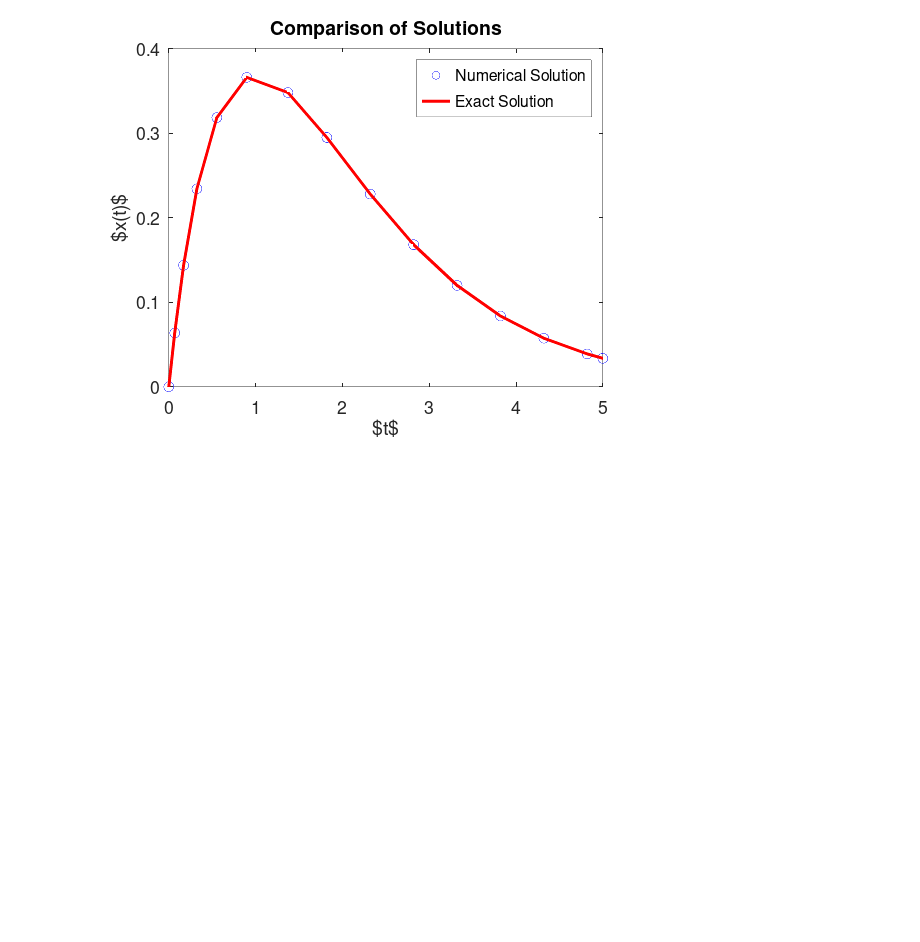
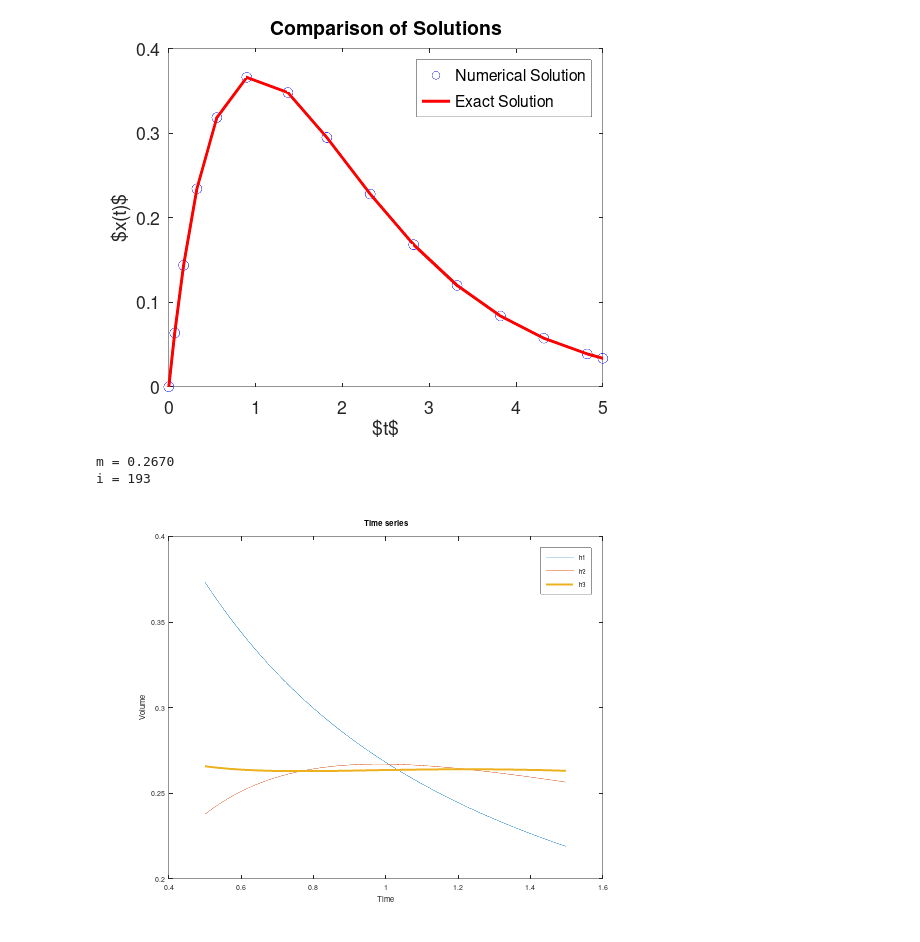
Before and after one commit to kiril-chilingarashvili/diff-equations-3, a Jupyter notebook: 3-octave.ipynb, the cells around one changed output. Drawn from its saved outputs; the diff is of its cells as text; code cells hidden in the pictures; blank space fills up the shorter version.

```diff
--- a/3-octave.ipynb
+++ b/3-octave.ipynb
@@ -350,3 +350,52 @@ set(gca,'fontsize',25)
 It took ODE45 0.0259 seconds to compute the solution
 [figure]
 [figure]
+# %%
+%We've set the values of a and mu as
+%specified in the problem for you.
+a = 1.0;
+mu = 0.5;
+%Enter the matrix A as defined above,
+% the initial value vector x0, and create
+% a row vector t of 400 equally spaced
+%time values as t ranges from 0.5 to 1.5;
+A = [
+    -(a+mu),a,0;
+    a,-2*a,a;
+    0,a,-a
+];
+x0 = [
+    2/3;
+    0;
+    1/3
+];
+t = linspace(0.5,1.5, 400);
+x=zeros(3,length(t));
+%At each time t, define x in terms of the exponenetial matrix expm(A), t, and the initial value.
+for m=1:length(t)
+    tt = t(m) + 0.0;
+    x(:,m) = expm(A*tt)*x0;
+end
+%Let h1 be the height of fluid in tank 1.
+%Let h2 be the height of fluid in tank 2.
+%Let h3 be the height of fluid in tank 3.
+%Define h1, h2, and h3 in terms of x.
+h1 = x(1,:);
+h2 = x(2,:);
+h3 = x(3,:);
+%Plot h1, h2 and h3 (do not edit code for plotting)
+set(gca,'fontsize',18)
+plot(t,h1,t,h2,t,h3,'LineWidth',2)
+legend('h1','h2','h3')
+xlabel('Time')
+ylabel('Volume')
+title('Time series')
+%Determine the time tmax when the height in tank 2 is a maximum.
+%Hint: look up the function max() in the matlab documentation.
+[m, i] = max(h2)
+
+tmax = t(i);
+# %% [output]
+m = 0.2670
+i = 193
+[figure, added]
```
Also changed, not shown: parts of 1 cell of this notebook, 1 other file.
